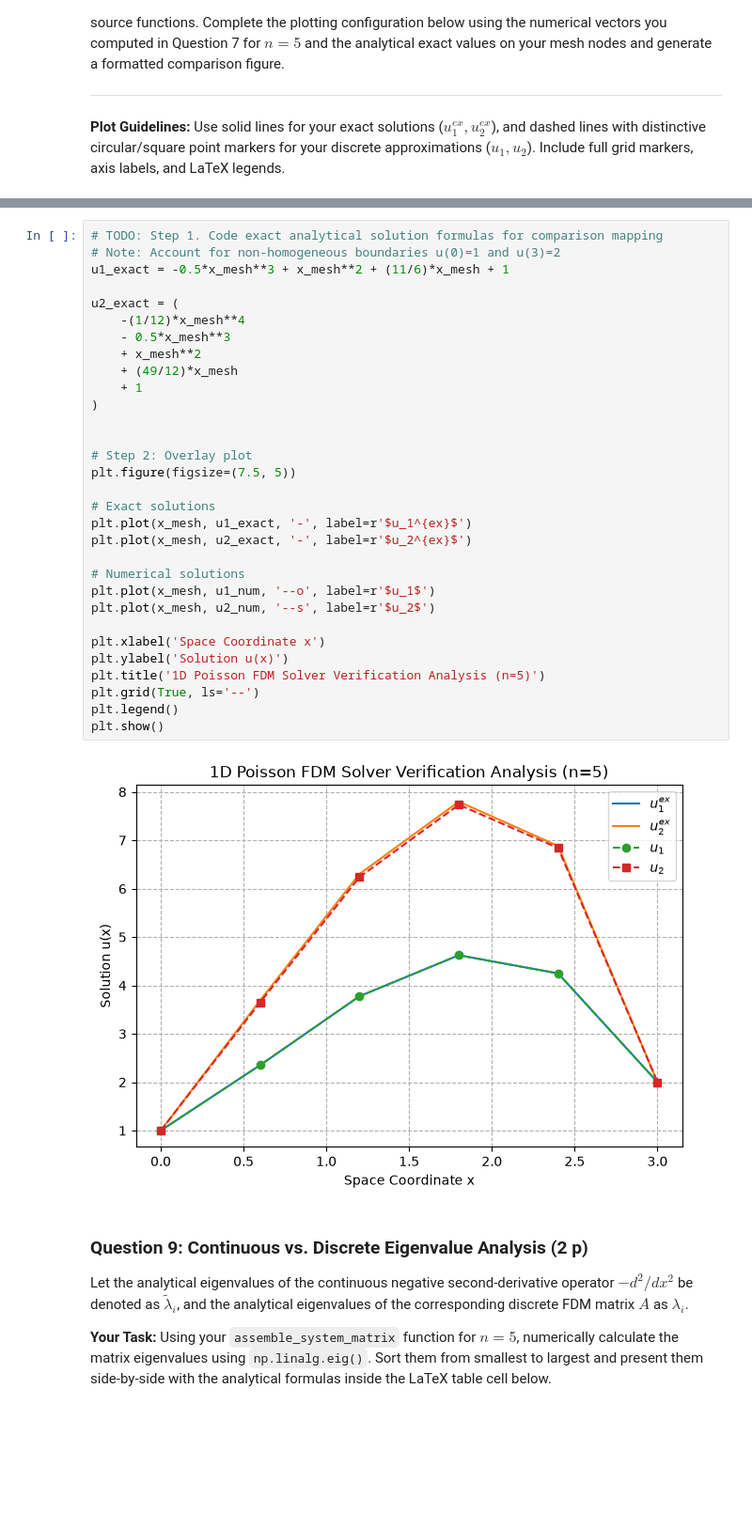
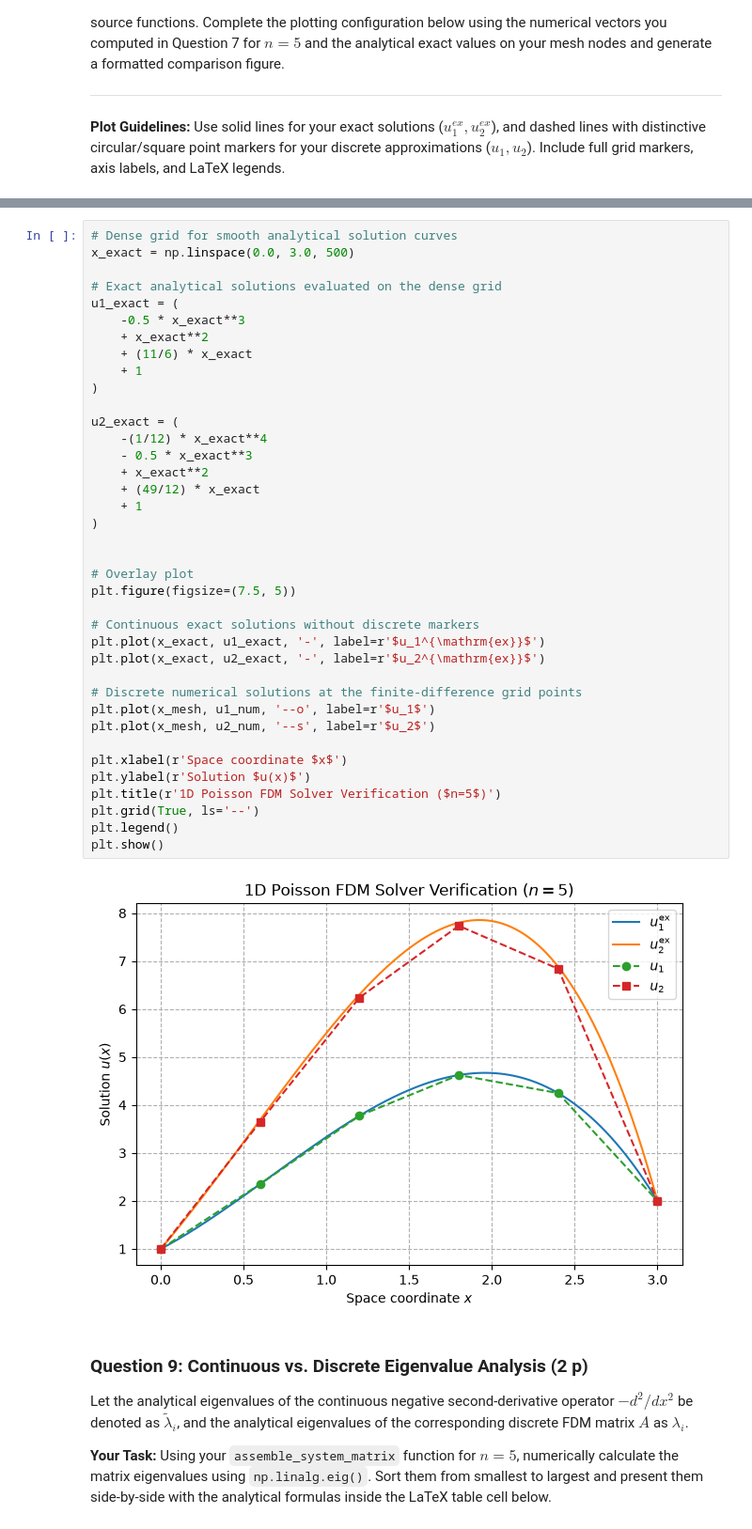
Before and after one commit to TychoRietman/TW3730TU-Assignments, a Jupyter notebook: Assignment-2.ipynb, the cells around one changed output, grey strips where cells are left out. Shown at 94% size. Drawn from its saved outputs; the diff is of its cells as text; blank space fills up the shorter version.

```diff
--- a/Assignment-2.ipynb
+++ b/Assignment-2.ipynb
@@ -671,36 +738,43 @@ Verify your numerical finite difference configurations by overlaying them visual
 # %%
-# TODO: Step 1. Code exact analytical solution formulas for comparison mapping
-# Note: Account for non-homogeneous boundaries u(0)=1 and u(3)=2
-u1_exact = -0.5*x_mesh**3 + x_mesh**2 + (11/6)*x_mesh + 1
+# Dense grid for smooth analytical solution curves
+x_exact = np.linspace(0.0, 3.0, 500)
+
+# Exact analytical solutions evaluated on the dense grid
+u1_exact = (
+    -0.5 * x_exact**3
+    + x_exact**2
+    + (11/6) * x_exact
+    + 1
+)
 
 u2_exact = (
-    -(1/12)*x_mesh**4
-    - 0.5*x_mesh**3
-    + x_mesh**2
-    + (49/12)*x_mesh
+    -(1/12) * x_exact**4
+    - 0.5 * x_exact**3
+    + x_exact**2
+    + (49/12) * x_exact
     + 1
 )
 
 
-# Step 2: Overlay plot
+# Overlay plot
 plt.figure(figsize=(7.5, 5))
 
-# Exact solutions
-plt.plot(x_mesh, u1_exact, '-', label=r'$u_1^{ex}$')
-plt.plot(x_mesh, u2_exact, '-', label=r'$u_2^{ex}$')
+# Continuous exact solutions without discrete markers
+plt.plot(x_exact, u1_exact, '-', label=r'$u_1^{\mathrm{ex}}$')
+plt.plot(x_exact, u2_exact, '-', label=r'$u_2^{\mathrm{ex}}$')
 
-# Numerical solutions
+# Discrete numerical solutions at the finite-difference grid points
 plt.plot(x_mesh, u1_num, '--o', label=r'$u_1$')
 plt.plot(x_mesh, u2_num, '--s', label=r'$u_2$')
 
-plt.xlabel('Space Coordinate x')
-plt.ylabel('Solution u(x)')
-plt.title('1D Poisson FDM Solver Verification Analysis (n=5)')
+plt.xlabel(r'Space coordinate $x$')
+plt.ylabel(r'Solution $u(x)$')
+plt.title(r'1D Poisson FDM Solver Verification ($n=5$)')
 plt.grid(True, ls='--')
 plt.legend()
 plt.show()
 # %% [output]
-[figure, old version]
+[figure, new version]
 # %% [markdown]
 ### **Question 9: Continuous vs. Discrete Eigenvalue Analysis (2 p)**
 Let the analytical eigenvalues of the continuous negative second-derivative operator $-d^2/dx^2$ be denoted as $\tilde{\lambda}_i$, and the analytical eigenvalues of the corresponding discrete FDM matrix $A$ as $\lambda_i$.
```
Also changed, not shown: parts of 10 cells of this notebook.
